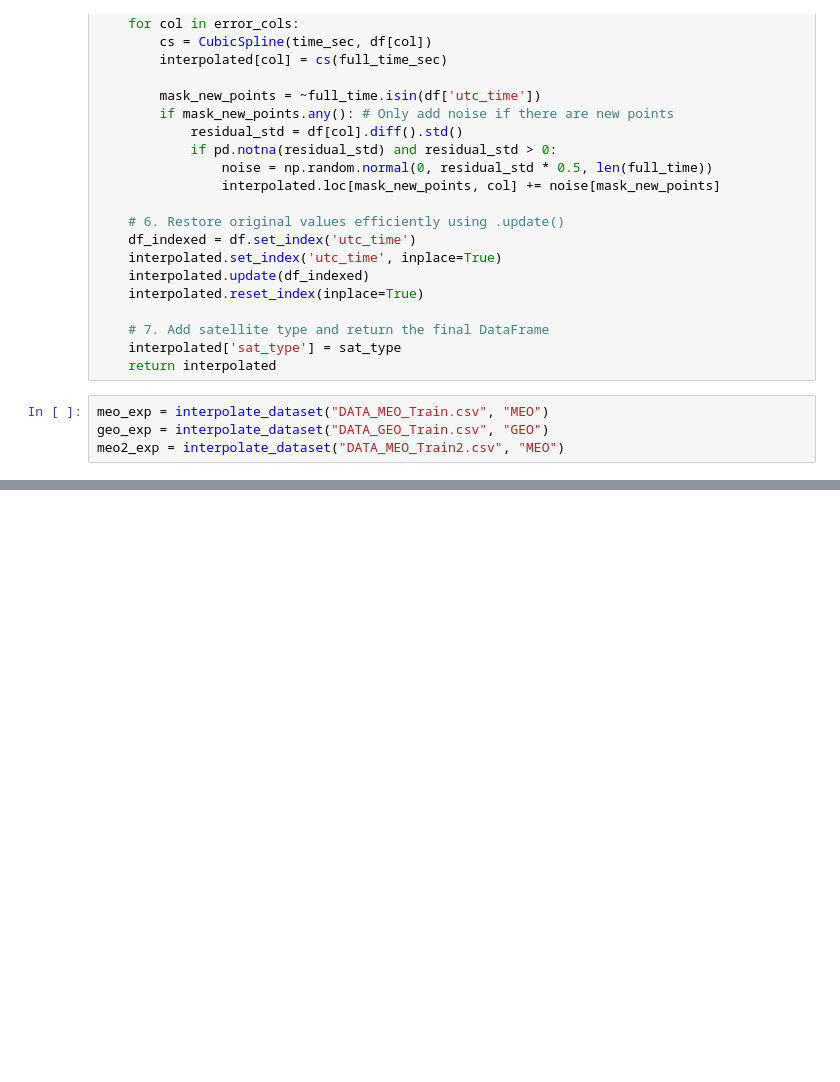
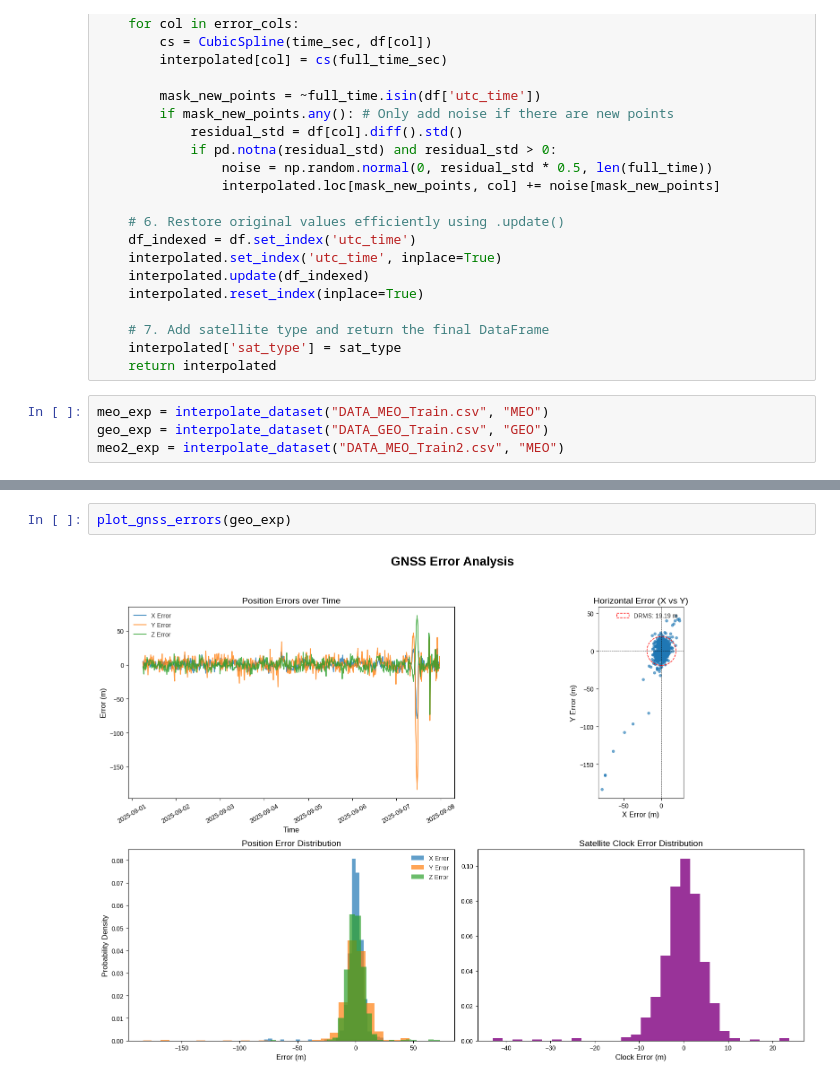
Before and after one commit to Velox0/sih, a Jupyter notebook: main.ipynb, the cells around one changed output, grey strips where cells are left out. Drawn from its saved outputs; the diff is of its cells as text; blank space fills up the shorter version.

Commit message:
Added plots

```diff
--- a/main.ipynb
+++ b/main.ipynb
@@ -72,0 +182,4 @@ with pd.option_context('display.max_rows', None, 'display.max_columns', None):
+# %%
+plot_gnss_errors(geo_exp)
+# %% [output]
+[figure, added]
```
Also changed, not shown: parts of 7 cells of this notebook, 1 other file.
